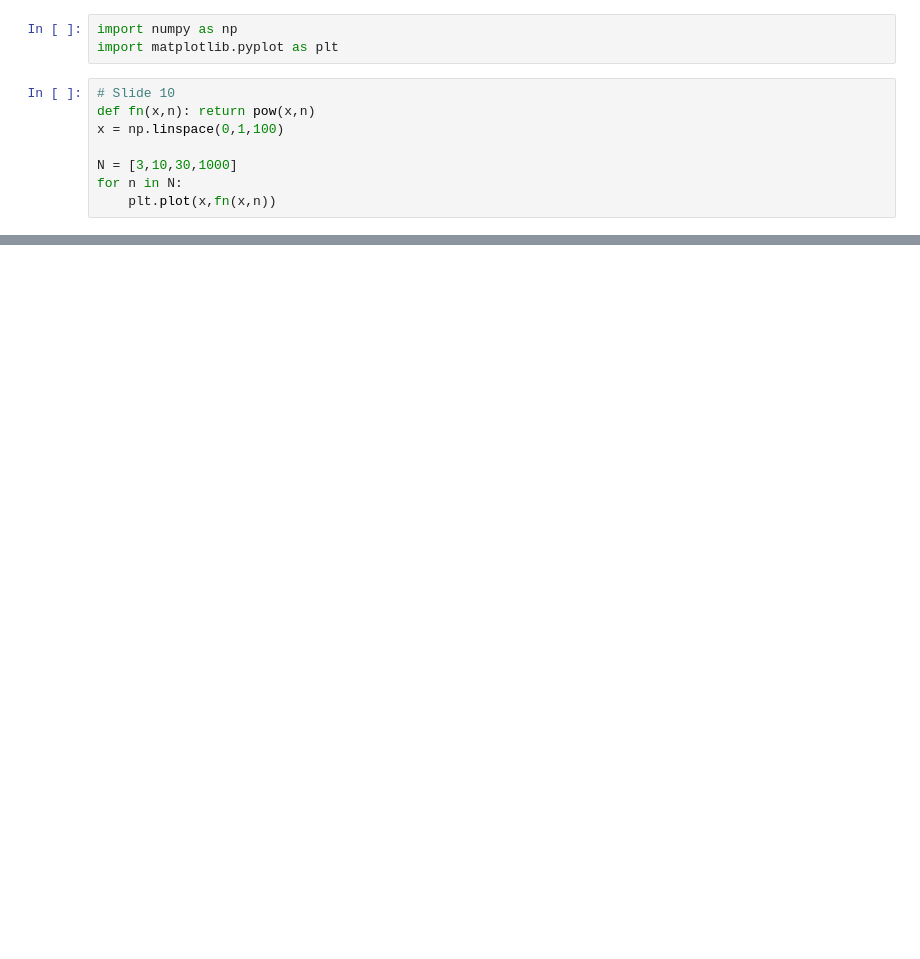
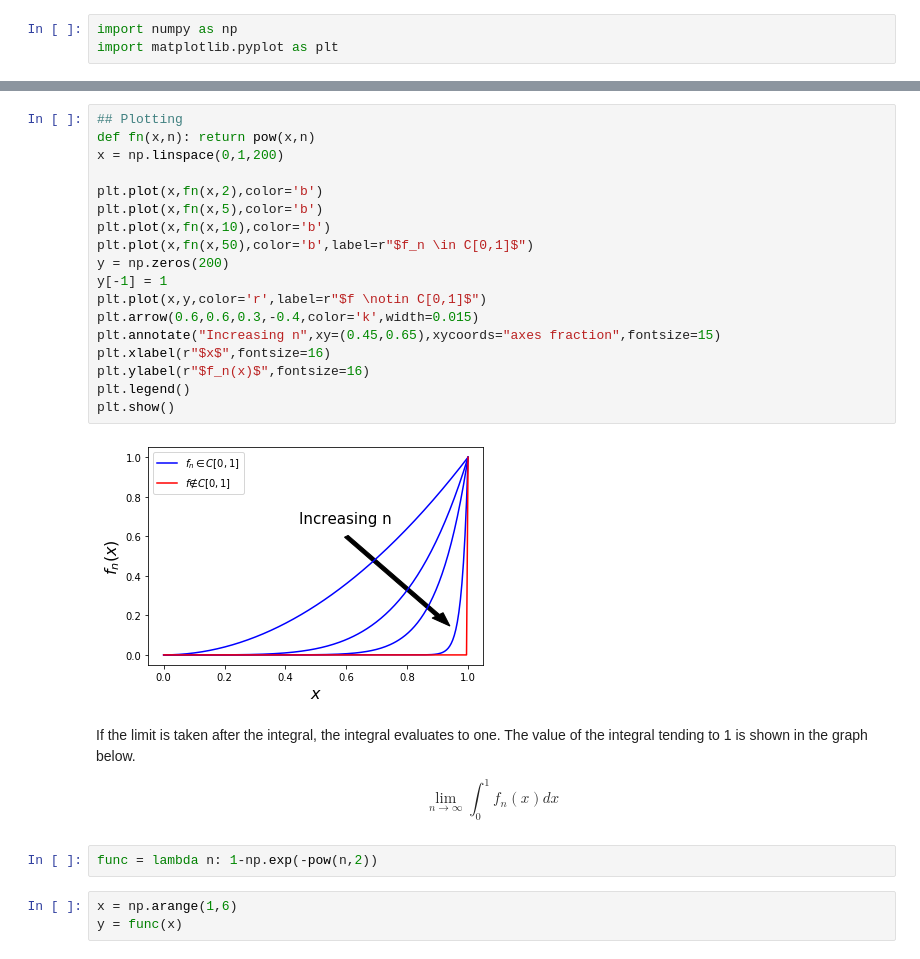
Before and after one commit to alexglyndavies/4M24, a Jupyter notebook: Lecture_3.ipynb, the cells around one changed output, grey strips where cells are left out. Saved outputs shown, nothing was run; the diff lists cells and outputs as text; blank space fills up the shorter version.

```diff
--- a/Lecture_3.ipynb
+++ b/Lecture_3.ipynb
@@ -1,11 +1,3 @@
 # %%
 import numpy as np
 import matplotlib.pyplot as plt
-# %%
-# Slide 10
-def fn(x,n): return pow(x,n)
-x = np.linspace(0,1,100)
-
-N = [3,10,30,1000]
-for n in N:
-    plt.plot(x,fn(x,n))
@@ -13,0 +25,29 @@ for n in N:
+# %%
+## Plotting
+def fn(x,n): return pow(x,n)
+x = np.linspace(0,1,200)
+
+plt.plot(x,fn(x,2),color='b')
+plt.plot(x,fn(x,5),color='b')
+plt.plot(x,fn(x,10),color='b')
+plt.plot(x,fn(x,50),color='b',label=r"$f_n \in C[0,1]$")
+y = np.zeros(200)
+y[-1] = 1
+plt.plot(x,y,color='r',label=r"$f \notin C[0,1]$")
+plt.arrow(0.6,0.6,0.3,-0.4,color='k',width=0.015)
+plt.annotate("Increasing n",xy=(0.45,0.65),xycoords="axes fraction",fontsize=15)
+plt.xlabel(r"$x$",fontsize=16)
+plt.ylabel(r"$f_n(x)$",fontsize=16)
+plt.legend()
+plt.show()
+# %% [output]
+[figure, added]
+# %% [markdown]
+If the limit is taken after the integral, the integral evaluates to one.  The value of the integral tending to 1 is shown in the graph below.
+
+$$\lim_{n\rightarrow \infty} \int_{0}^{1}f_{n}(x)dx $$
+# %%
+func = lambda n: 1-np.exp(-pow(n,2))
+# %%
+x = np.arange(1,6)
+y = func(x)
```
Also changed, not shown: parts of 7 cells of this notebook, 1 other file.
